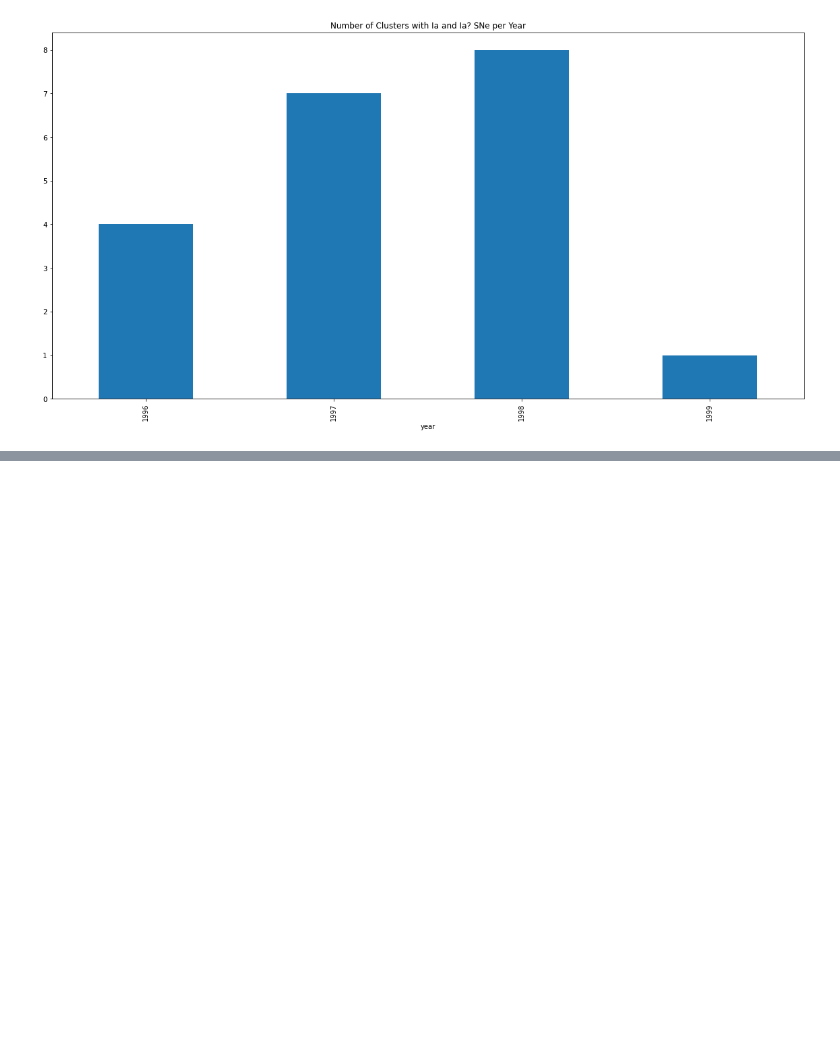
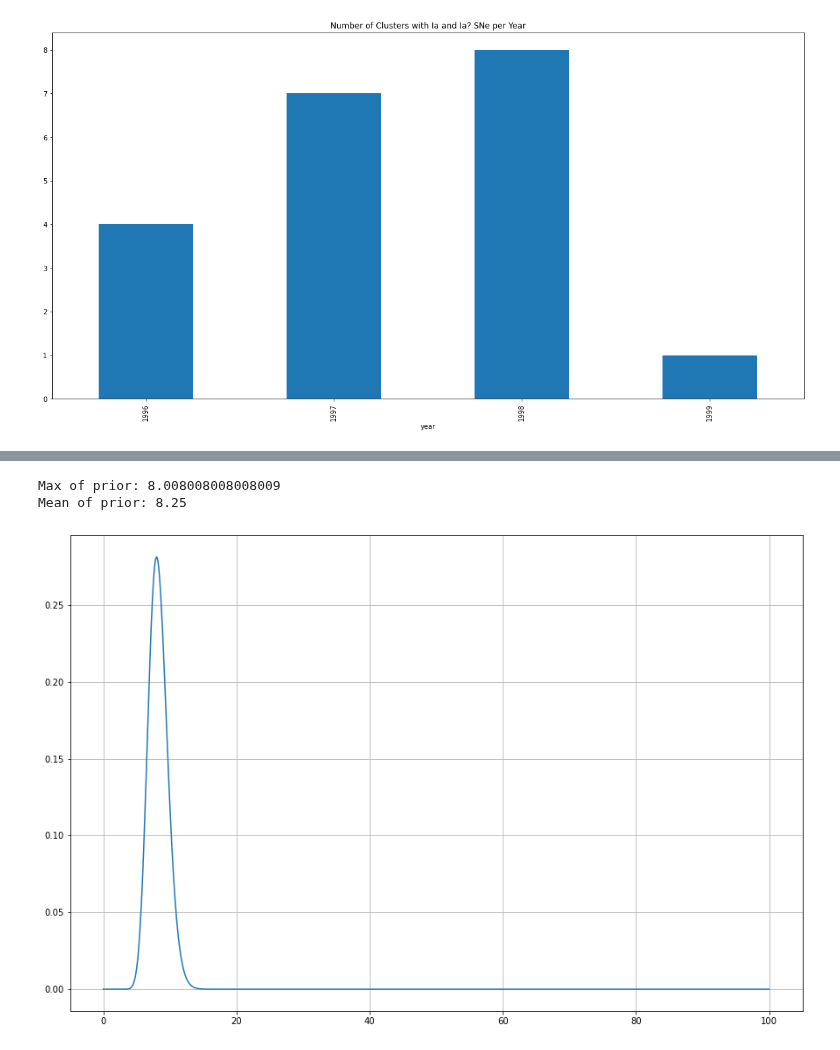
Before and after one commit to tylerbarna/AST5731-lab, a Jupyter notebook: Activity 03/Activity 03 -- Tyler Barna.ipynb, the cells around one changed output, grey strips where cells are left out. Saved outputs shown, nothing was run; the diff lists cells and outputs as text; code cells hidden in the pictures; blank space fills up the shorter version.

```diff
--- a/Activity 03/Activity 03 -- Tyler Barna.ipynb
+++ b/Activity 03/Activity 03 -- Tyler Barna.ipynb
@@ -94,0 +129,19 @@ plt.show();
+# %%
+## generate gamma distribution for posterior
+a_post = a + x_1
+b_post = b + t_1
+x = np.linspace(0, 100, 1000)
+y = gamma.pdf(x, a_post, scale=1/b_post)
+fig, ax = plt.subplots(1, 1, figsize=(15,10))
+plt.plot(x, y)
+plt.grid()
+
+## mean and max of posterior
+print('Max of prior: %s' %x[y.argmax()])
+print('Mean of prior: %s' %gamma.mean(a_post, scale=1/b_post))
+
+plt.show();
+# %% [output]
+Max of prior: 8.008008008008009
+Mean of prior: 8.25
+[figure, added]
```
Also changed, not shown: parts of 4 cells of this notebook.
